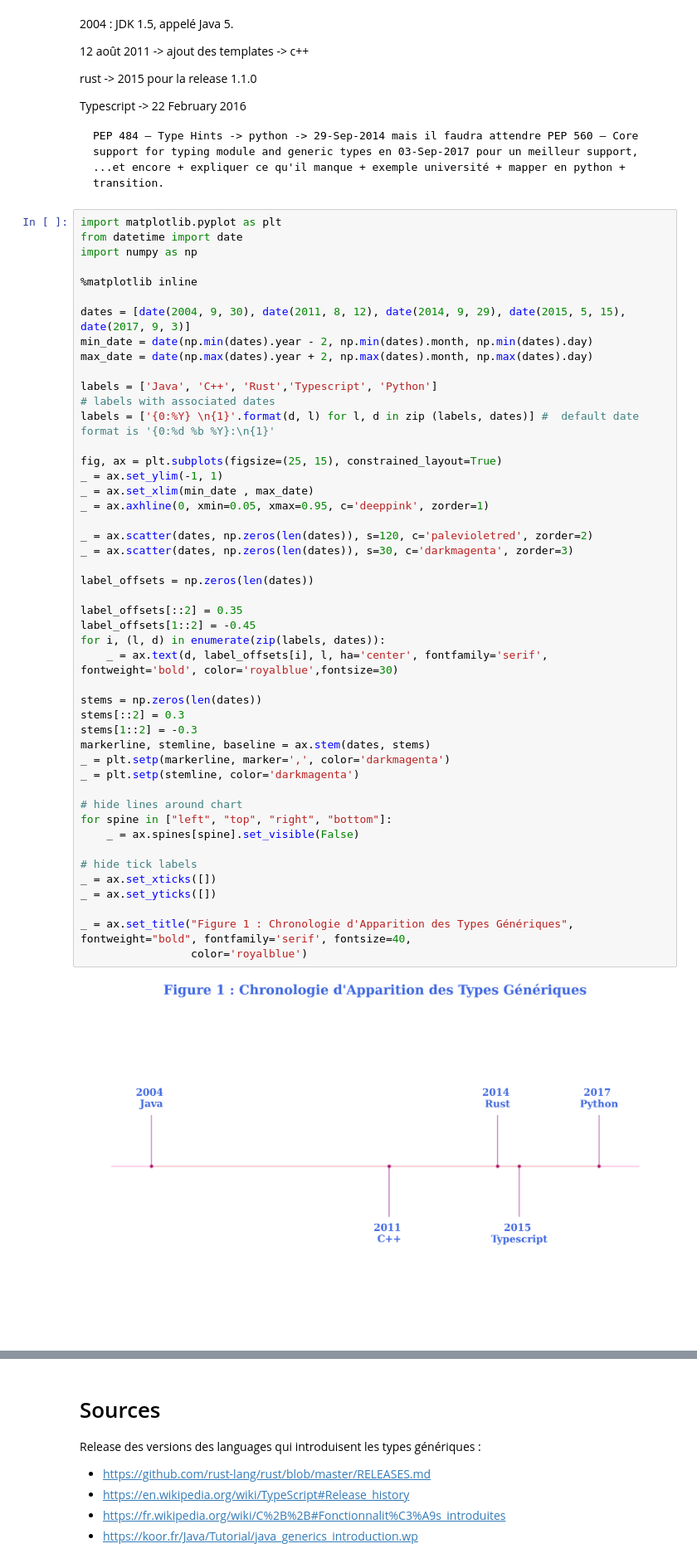
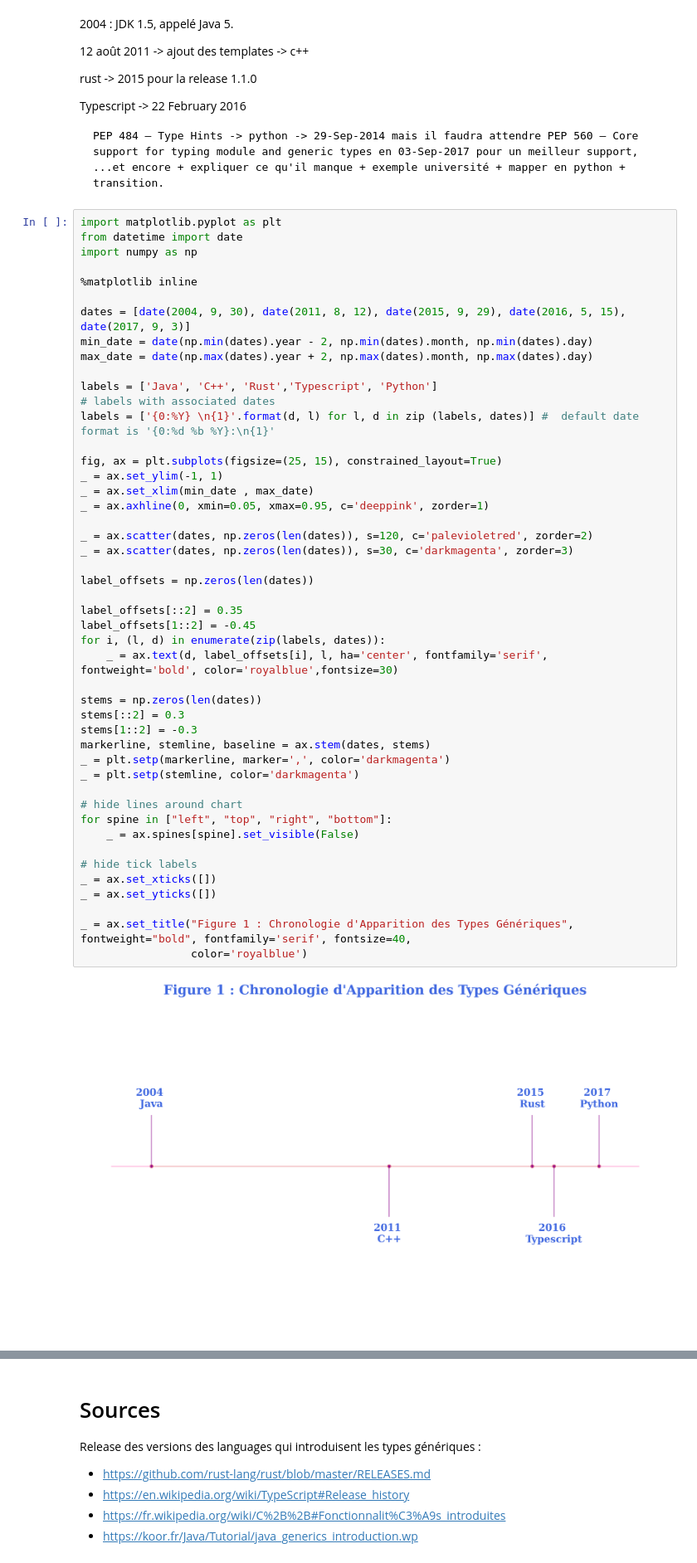
Before and after one commit to ultimate318ai/python-pr-sentation, a Jupyter notebook: presentation.ipynb, the cells around one changed output, grey strips where cells are left out. Shown at 83% size. Cells and saved outputs as stored; diff of their text form.

```diff
--- a/presentation.ipynb
+++ b/presentation.ipynb
@@ -444,7 +444,7 @@ import numpy as np
 
 %matplotlib inline
 
-dates = [date(2004, 9, 30), date(2011, 8, 12), date(2014, 9, 29), date(2015, 5, 15), date(2017, 9, 3)]
+dates = [date(2004, 9, 30), date(2011, 8, 12), date(2015, 9, 29), date(2016, 5, 15), date(2017, 9, 3)]
 min_date = date(np.min(dates).year - 2, np.min(dates).month, np.min(dates).day)
 max_date = date(np.max(dates).year + 2, np.max(dates).month, np.max(dates).day)
 
@@ -458,32 +458,32 @@ _ = ax.set_xlim(min_date , max_date)
 _ = ax.axhline(0, xmin=0.05, xmax=0.95, c='deeppink', zorder=1)
 
 _ = ax.scatter(dates, np.zeros(len(dates)), s=120, c='palevioletred', zorder=2)
 _ = ax.scatter(dates, np.zeros(len(dates)), s=30, c='darkmagenta', zorder=3)
 
 label_offsets = np.zeros(len(dates))
 
 label_offsets[::2] = 0.35
 label_offsets[1::2] = -0.45
 for i, (l, d) in enumerate(zip(labels, dates)):
     _ = ax.text(d, label_offsets[i], l, ha='center', fontfamily='serif', fontweight='bold', color='royalblue',fontsize=30)
 
 stems = np.zeros(len(dates))
 stems[::2] = 0.3
 stems[1::2] = -0.3
 markerline, stemline, baseline = ax.stem(dates, stems)
 _ = plt.setp(markerline, marker=',', color='darkmagenta')
 _ = plt.setp(stemline, color='darkmagenta')
 
 # hide lines around chart
 for spine in ["left", "top", "right", "bottom"]:
     _ = ax.spines[spine].set_visible(False)
 
 # hide tick labels
 _ = ax.set_xticks([])
 _ = ax.set_yticks([])
 
 _ = ax.set_title("Figure 1 : Chronologie d'Apparition des Types Génériques", fontweight="bold", fontfamily='serif', fontsize=40,
                  color='royalblue')
 # %% [output]
-[figure, old version]
+[figure, new version]
 # %% [markdown]
```
Also changed, not shown: parts of 9 cells of this notebook, 4 other files.
